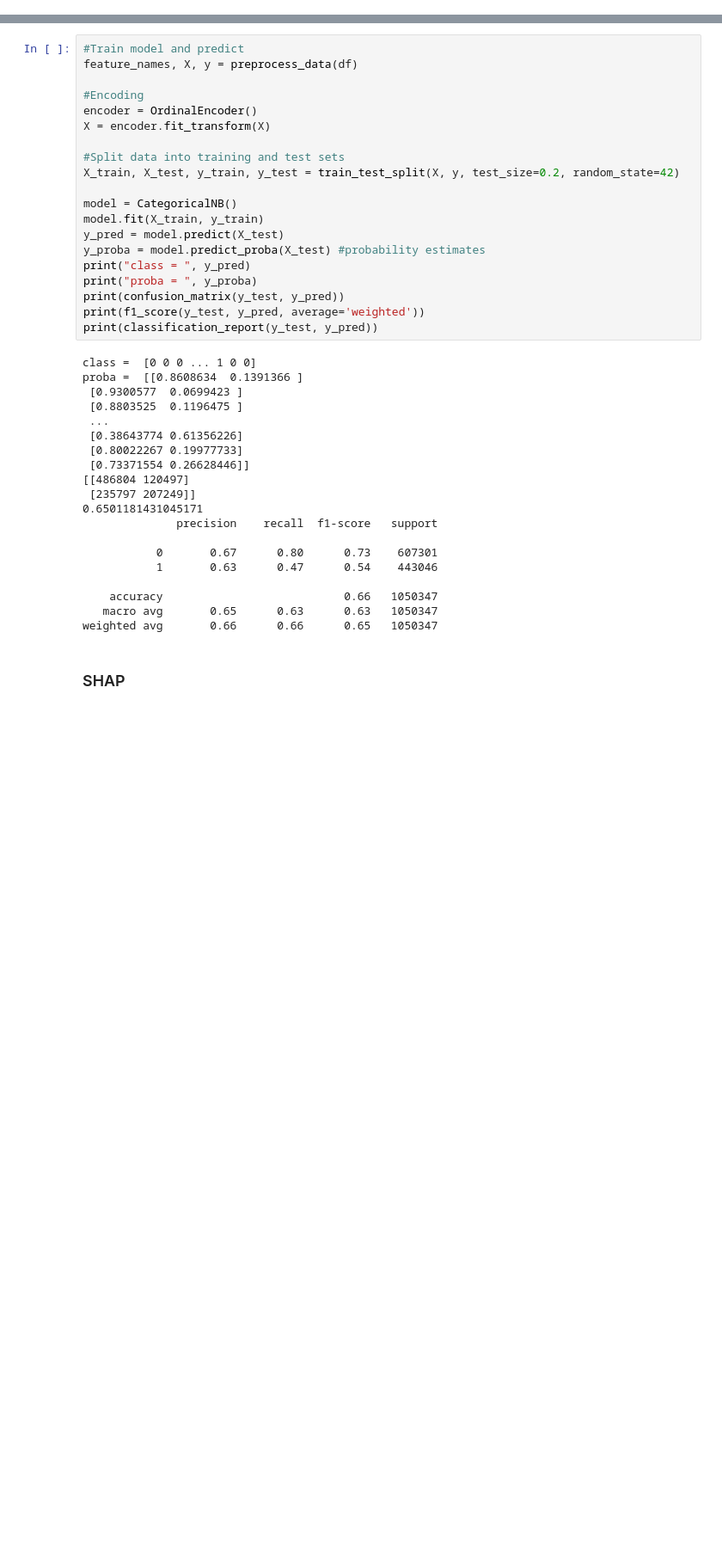
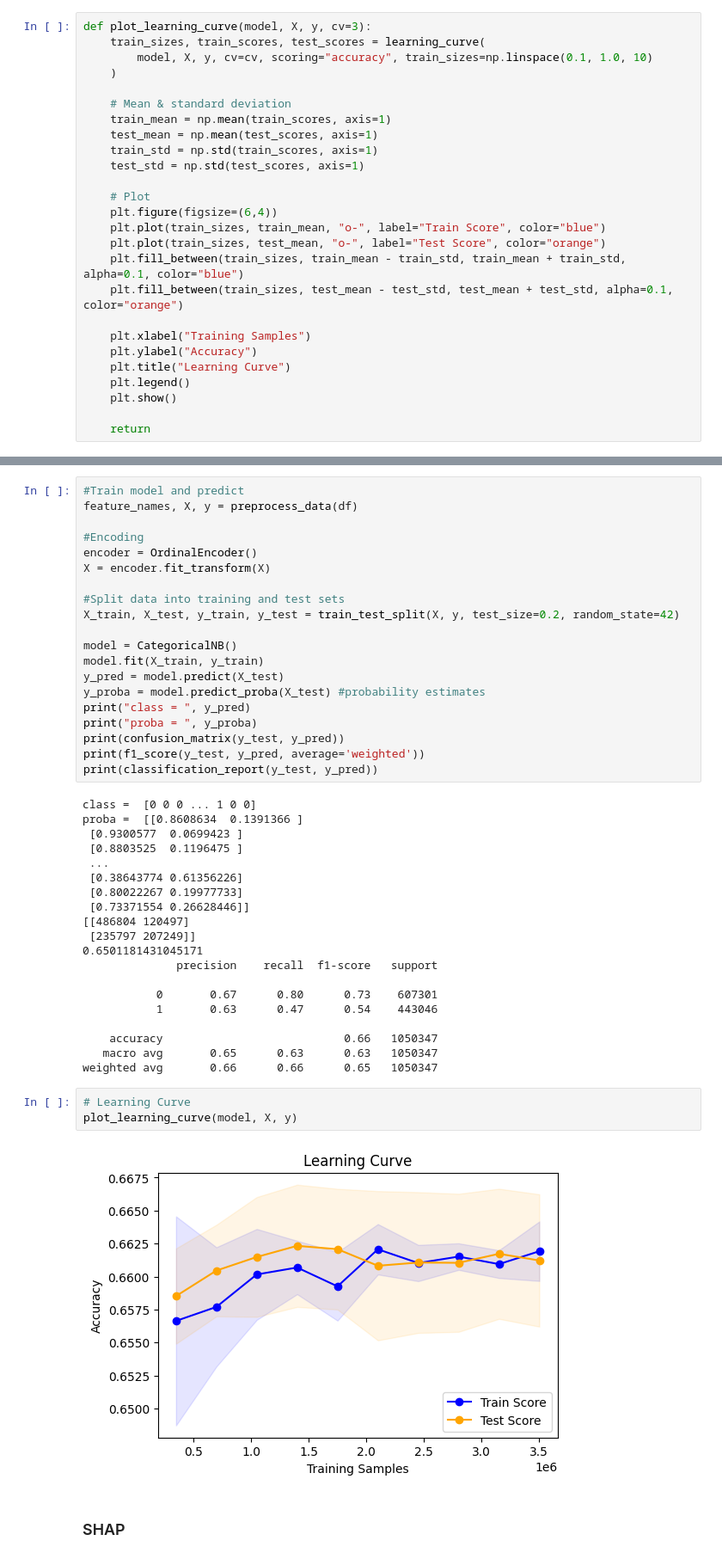
Before and after one commit to lopezj1/noaa_eda, a Jupyter notebook: ml/ml_training.ipynb, the cells around one changed output, grey strips where cells are left out. Shown at 86% size. Saved outputs shown, nothing was run; the diff lists cells and outputs as text; blank space fills up the shorter version.

Commit message:
evaluating model fitting

```diff
--- a/ml/ml_training.ipynb
+++ b/ml/ml_training.ipynb
@@ -99,6 +102,32 @@ def preprocess_data(df: pd.DataFrame):
     y = df['caught'].astype(int)
 
     return feature_names, X, y
+# %%
+def plot_learning_curve(model, X, y, cv=3):
+    train_sizes, train_scores, test_scores = learning_curve(
+        model, X, y, cv=cv, scoring="accuracy", train_sizes=np.linspace(0.1, 1.0, 10)
+    )
+
+    # Mean & standard deviation
+    train_mean = np.mean(train_scores, axis=1)
+    test_mean = np.mean(test_scores, axis=1)
+    train_std = np.std(train_scores, axis=1)
+    test_std = np.std(test_scores, axis=1)
+
+    # Plot
+    plt.figure(figsize=(6,4))
+    plt.plot(train_sizes, train_mean, "o-", label="Train Score", color="blue")
+    plt.plot(train_sizes, test_mean, "o-", label="Test Score", color="orange")
+    plt.fill_between(train_sizes, train_mean - train_std, train_mean + train_std, alpha=0.1, color="blue")
+    plt.fill_between(train_sizes, test_mean - test_std, test_mean + test_std, alpha=0.1, color="orange")
+
+    plt.xlabel("Training Samples")
+    plt.ylabel("Accuracy")
+    plt.title("Learning Curve")
+    plt.legend()
+    plt.show()
+
+    return
 # %% [markdown]
 ### Baseline Model - Categorical Naive Bayes
 # %%
@@ -141,6 +170,11 @@ proba =  [[0.8608634  0.1391366 ]
     accuracy                           0.66   1050347
    macro avg       0.65      0.63      0.63   1050347
 weighted avg       0.66      0.66      0.65   1050347
+# %%
+# Learning Curve
+plot_learning_curve(model, X, y)
+# %% [output]
+[figure, added]
 # %% [markdown]
 ### SHAP
 # %%
```
Also changed, not shown: parts of 11 cells of this notebook.
